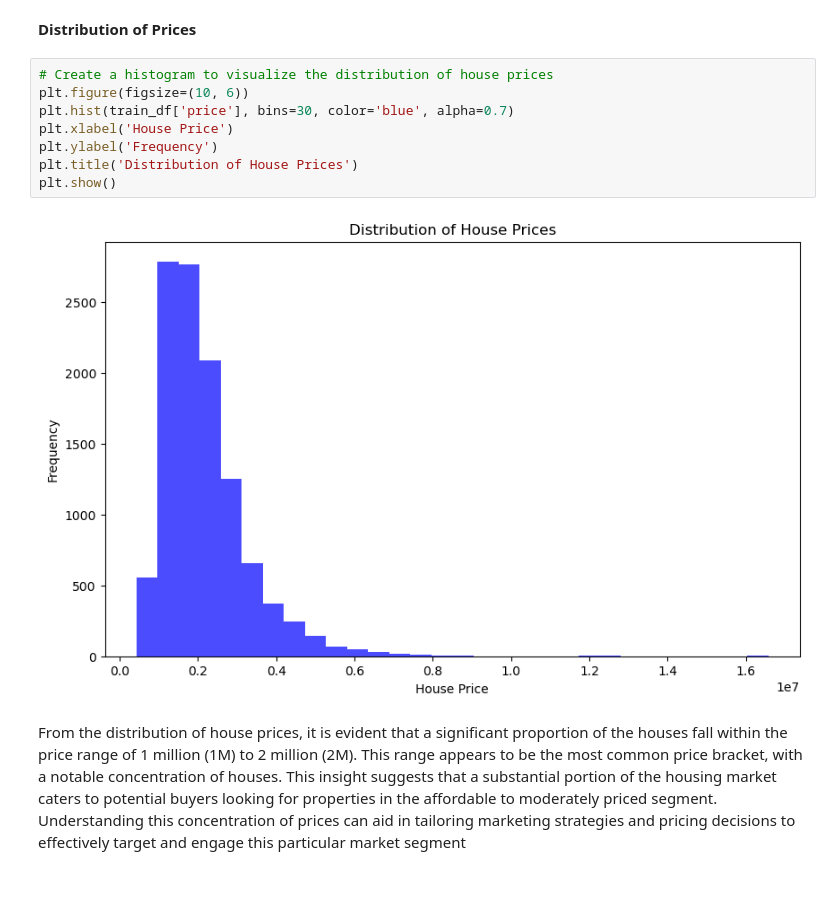
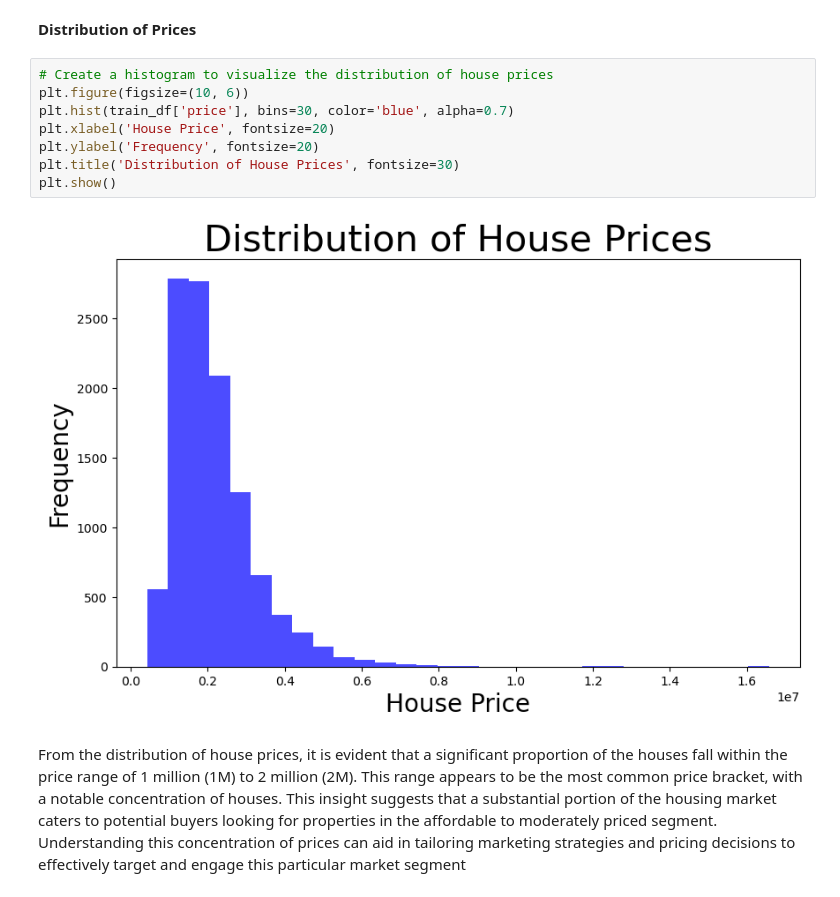
Before and after one commit to Cohdhed/Nigeria-House-Price-Prediction-DSN-Hackathon-, a Jupyter notebook: Nigeria House Price Prediction (DSN Hackathon).ipynb, the cells around one changed output. Cells and saved outputs as stored; diff of their text form.

```diff
--- a/Nigeria House Price Prediction (DSN Hackathon).ipynb
+++ b/Nigeria House Price Prediction (DSN Hackathon).ipynb
@@ -336,13 +336,13 @@ train_df.head()
 # %%
 # Create a histogram to visualize the distribution of house prices
 plt.figure(figsize=(10, 6))
 plt.hist(train_df['price'], bins=30, color='blue', alpha=0.7)
-plt.xlabel('House Price')
-plt.ylabel('Frequency')
-plt.title('Distribution of House Prices')
+plt.xlabel('House Price', fontsize=20)
+plt.ylabel('Frequency', fontsize=20)
+plt.title('Distribution of House Prices', fontsize=30)
 plt.show()
 # %% [output]
-[figure, old version]
+[figure, new version]
 # %% [markdown]
 From the distribution of house prices, it is evident that a significant proportion of the houses fall within the price range of 1 million (1M) to 2 million (2M). This range appears to be the most common price bracket, with a notable concentration of houses. This insight suggests that a substantial portion of the housing market caters to potential buyers looking for properties in the affordable to moderately priced segment. Understanding this concentration of prices can aid in tailoring marketing strategies and pricing decisions to effectively target and engage this particular market segment
 # %% [markdown]
```
Also changed, not shown: parts of 58 cells of this notebook.
